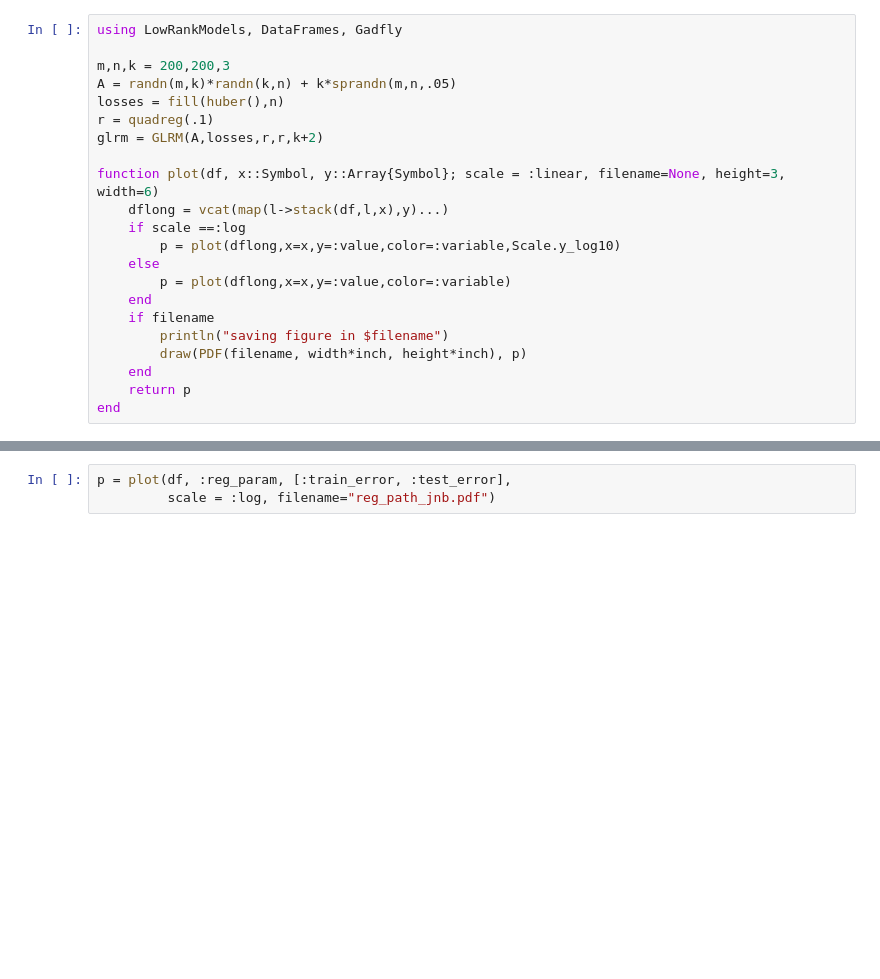
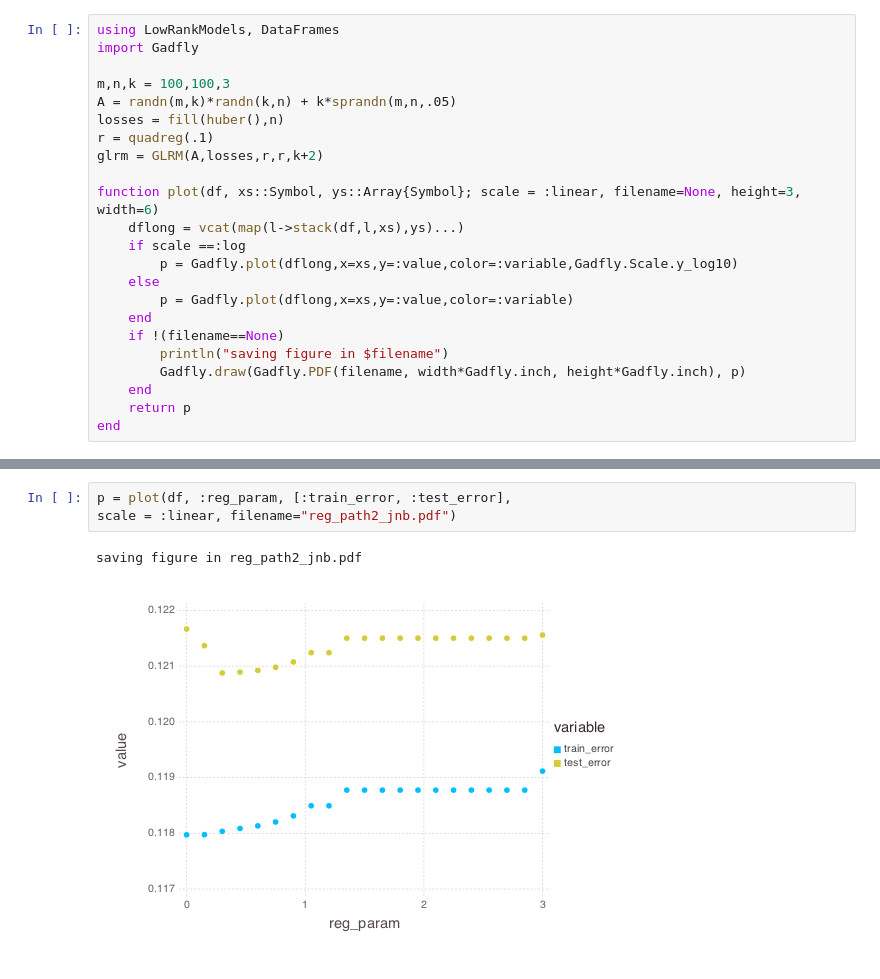
Before and after one commit to madeleineudell/LowRankModels.jl, a Jupyter notebook: examples/crossval.ipynb, the cells around one changed output, grey strips where cells are left out. Cells and saved outputs as stored; diff of their text form; blank space fills up the shorter version.

```diff
--- a/examples/crossval.ipynb
+++ b/examples/crossval.ipynb
@@ -1,22 +1,23 @@
 # %%
-using LowRankModels, DataFrames, Gadfly
+using LowRankModels, DataFrames
+import Gadfly
 
-m,n,k = 200,200,3
+m,n,k = 100,100,3
 A = randn(m,k)*randn(k,n) + k*sprandn(m,n,.05)
 losses = fill(huber(),n)
 r = quadreg(.1)
 glrm = GLRM(A,losses,r,r,k+2)
 
-function plot(df, x::Symbol, y::Array{Symbol}; scale = :linear, filename=None, height=3, width=6)
-    dflong = vcat(map(l->stack(df,l,x),y)...)
+function plot(df, xs::Symbol, ys::Array{Symbol}; scale = :linear, filename=None, height=3, width=6)
+    dflong = vcat(map(l->stack(df,l,xs),ys)...)
     if scale ==:log
-        p = plot(dflong,x=x,y=:value,color=:variable,Scale.y_log10)
+        p = Gadfly.plot(dflong,x=xs,y=:value,color=:variable,Gadfly.Scale.y_log10)
     else
-        p = plot(dflong,x=x,y=:value,color=:variable)
+        p = Gadfly.plot(dflong,x=xs,y=:value,color=:variable)
     end
-	if filename
+    if !(filename==None)
 		println("saving figure in $filename")
-		draw(PDF(filename, width*inch, height*inch), p)
+        Gadfly.draw(Gadfly.PDF(filename, width*Gadfly.inch, height*Gadfly.inch), p)
 	end
 	return p
 end
@@ -29,3 +66,6 @@ df = DataFrame(train_error = train_error, test_error = test_error,
 # %%
 p = plot(df, :reg_param, [:train_error, :test_error],
-         scale = :log, filename="reg_path_jnb.pdf")
+scale = :linear, filename="reg_path2_jnb.pdf")
+# %% [output]
+saving figure in reg_path2_jnb.pdf
+[figure, added]
```
Also changed, not shown: parts of 9 cells of this notebook, 2 other files.
